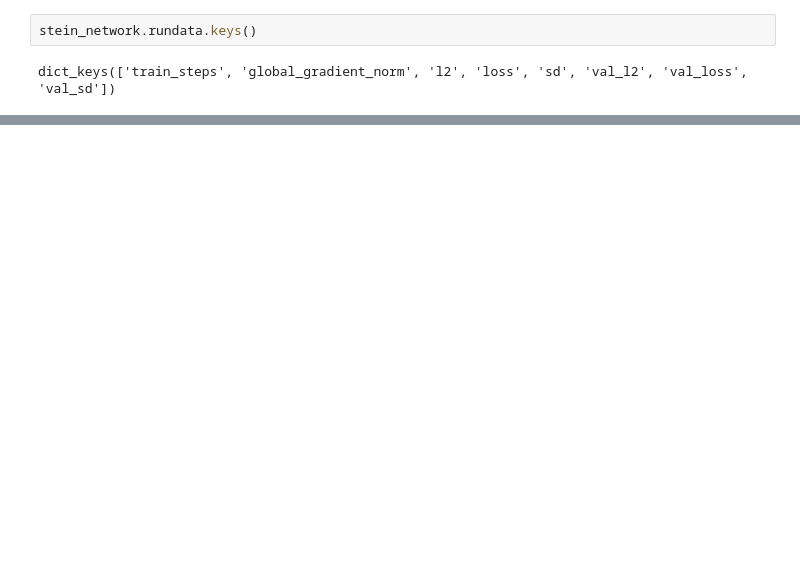
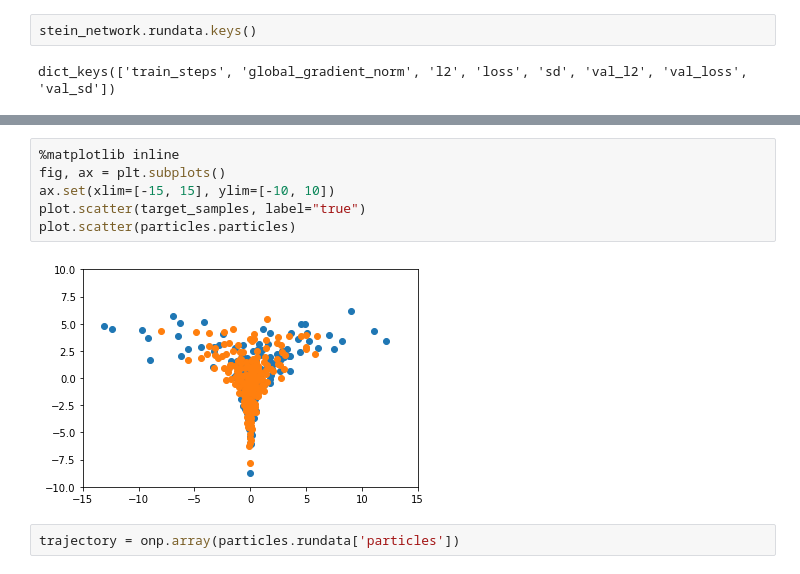
Before and after one commit to ratschlab/projects-2020-Neural-SVGD, a Jupyter notebook: notebooks/scratch/test-stein-network.ipynb, the cells around one changed output, grey strips where cells are left out. Cells and saved outputs as stored; diff of their text form; blank space fills up the shorter version.

```diff
--- a/notebooks/scratch/test-stein-network.ipynb
+++ b/notebooks/scratch/test-stein-network.ipynb
@@ -151,0 +186,10 @@ dict_keys(['train_steps', 'global_gradient_norm', 'l2', 'loss', 'sd', 'val_l2',
+# %%
+%matplotlib inline
+fig, ax = plt.subplots()
+ax.set(xlim=[-15, 15], ylim=[-10, 10])
+plot.scatter(target_samples, label="true")
+plot.scatter(particles.particles)
+# %% [output]
+[figure, added]
+# %%
+trajectory = onp.array(particles.rundata['particles'])
```
Also changed, not shown: parts of 13 cells of this notebook, 3 other files.
